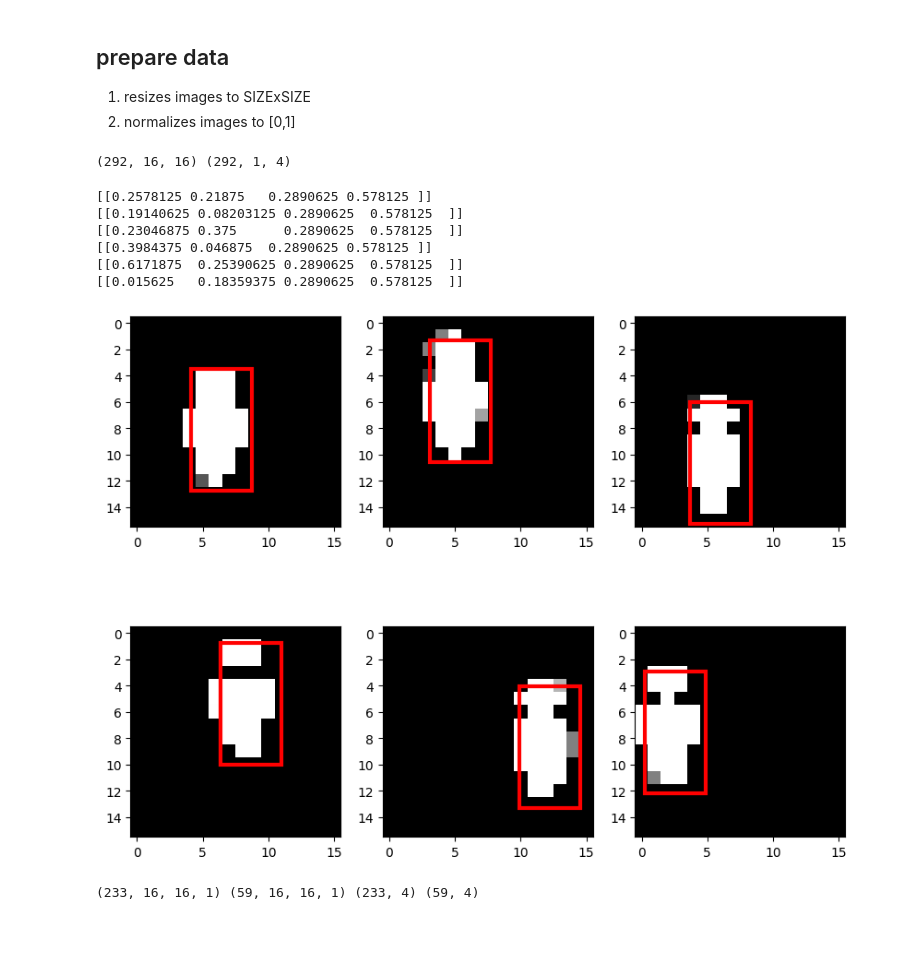
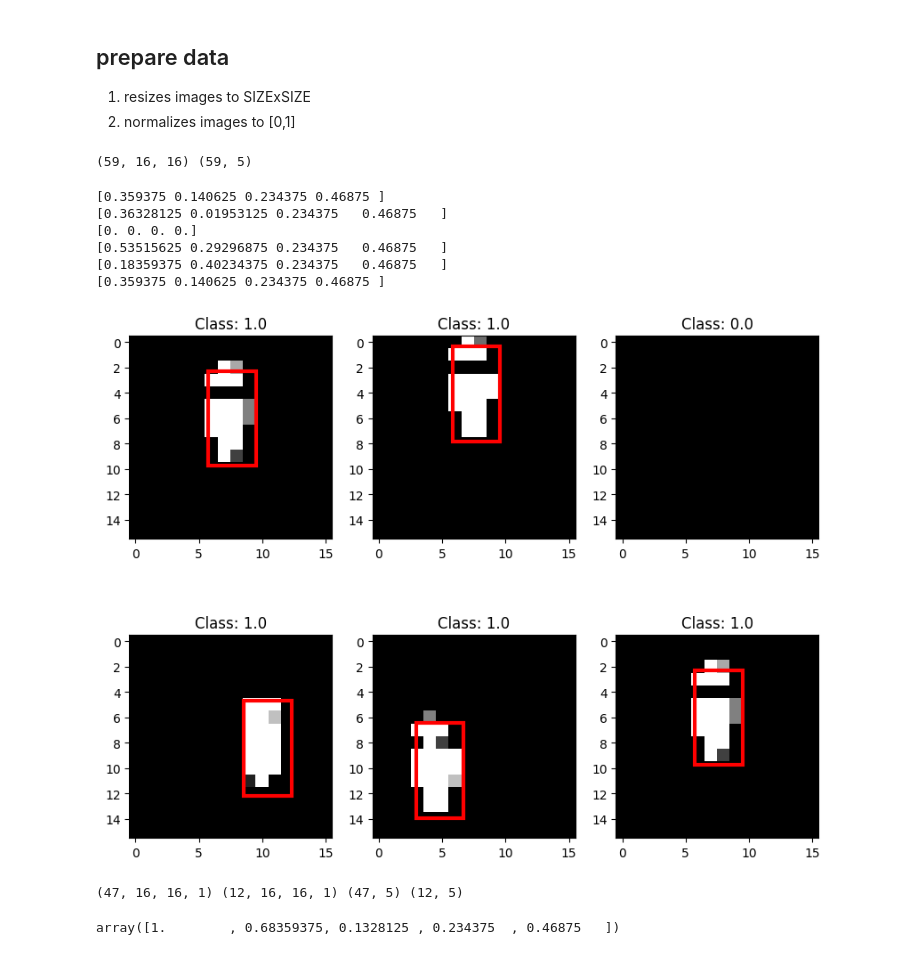
Before and after one commit to michalskibinski109/pygame_nn, a Jupyter notebook: prepare_data.ipynb, the cells around one changed output. Cells and saved outputs as stored; diff of their text form; code cells hidden in the pictures.

```diff
--- a/prepare_data.ipynb
+++ b/prepare_data.ipynb
@@ -15,12 +15,18 @@ img_path = Path("data/images").resolve()
 label_path = Path("data/labels").resolve()
 img_path = img_path.glob("*.png")
 label_path = label_path.glob("*.json")
-
+# example y {"class": 1, "coord": [[0.46875, 0.09375, 0.171875, 0.34375]]}
 X = []
 Y = []
 for img, label in zip(img_path, label_path):
-    X.append(plt.imread(img))
-    Y.append(np.array(pd.read_json(label)))
+    # resize image
+    img_r = cv2.imread(str(img))
+    img_r = cv2.resize(img_r, (IMG_SIZE, IMG_SIZE))
+    X.append(img_r)
+
+    y_merged = list(pd.read_json(label)['class'])
+    y_merged.extend(pd.read_json(label)['coord'].values[0])
+    Y.append(y_merged)
 X = np.array(X)
 Y = np.array(Y)
 print(Y.shape)
@@ -46,51 +72,55 @@ X = np.array(X)
 X = X / 255.0
 
 
-
 print(X.shape, Y.shape)
 # %% [output]
-(292, 16, 16) (292, 1, 4)
+(59, 16, 16) (59, 5)
 # %%
 fig, ax = plt.subplots(2, 3, figsize=(10, 8))
 images = np.random.choice(X.shape[0], 6)
 
 for i in range(2):
     for j in range(3):
-        rect = Y[images[i * 3 + j]]
+        rect = Y[images[i * 3 + j]][1:]
+        label = Y[images[i * 3 + j]][0]
         print(rect)
-        for r in rect:
-            x, y, w, h = r
-            ax[i, j].add_patch(
-                plt.Rectangle(
-                    (x * IMG_SIZE, y * IMG_SIZE),
-                    w * IMG_SIZE,
-                    h * IMG_SIZE,
-                    fill=False,
-                    edgecolor="red",
-                    lw=3,
-                )
+        x, y, w, h = rect
+        ax[i, j].add_patch(
+            plt.Rectangle(
+                (x * IMG_SIZE, y * IMG_SIZE),
+                w * IMG_SIZE,
+                h * IMG_SIZE,
+                fill=False,
+                edgecolor="red",
+                lw=3,
             )
+        )
+        ax[i,j].set_title(f"Class: {label}")
         ax[i, j].imshow(X[images[i * 3 + j]], cmap="gray")
 
 plt.show()
 # %% [output]
-[[0.2578125 0.21875   0.2890625 0.578125 ]]
-[[0.19140625 0.08203125 0.2890625  0.578125  ]]
-[[0.23046875 0.375      0.2890625  0.578125  ]]
-[[0.3984375 0.046875  0.2890625 0.578125 ]]
-[[0.6171875  0.25390625 0.2890625  0.578125  ]]
-[[0.015625   0.18359375 0.2890625  0.578125  ]]
+[0.359375 0.140625 0.234375 0.46875 ]
+[0.36328125 0.01953125 0.234375   0.46875   ]
+[0. 0. 0. 0.]
+[0.53515625 0.29296875 0.234375   0.46875   ]
+[0.18359375 0.40234375 0.234375   0.46875   ]
+[0.359375 0.140625 0.234375 0.46875 ]
-[figure, old version]
+[figure, new version]
 # %%
 # split data into train and test
 X = X.reshape(X.shape[0], IMG_SIZE, IMG_SIZE ,1)
 
-Y = Y.reshape(Y.shape[0], Y.shape[1] * 4)
+# Y = Y.reshape(Y.shape[0],4, 2)
 
 X_train, X_test, y_train, y_test = train_test_split(X, Y, test_size=0.2, random_state=42)
 print(X_train.shape,  X_test.shape, y_train.shape, y_test.shape)
 # %% [output]
-(233, 16, 16, 1) (59, 16, 16, 1) (233, 4) (59, 4)
+(47, 16, 16, 1) (12, 16, 16, 1) (47, 5) (12, 5)
+# %%
+y_train[0]
+# %% [output]
+array([1.        , 0.68359375, 0.1328125 , 0.234375  , 0.46875   ])
 # %%
 path = Path("data").resolve()
 np.save(path / "X_train.npy", X_train)
```
Also changed, not shown: parts of 3 cells of this notebook, 7 other files.
